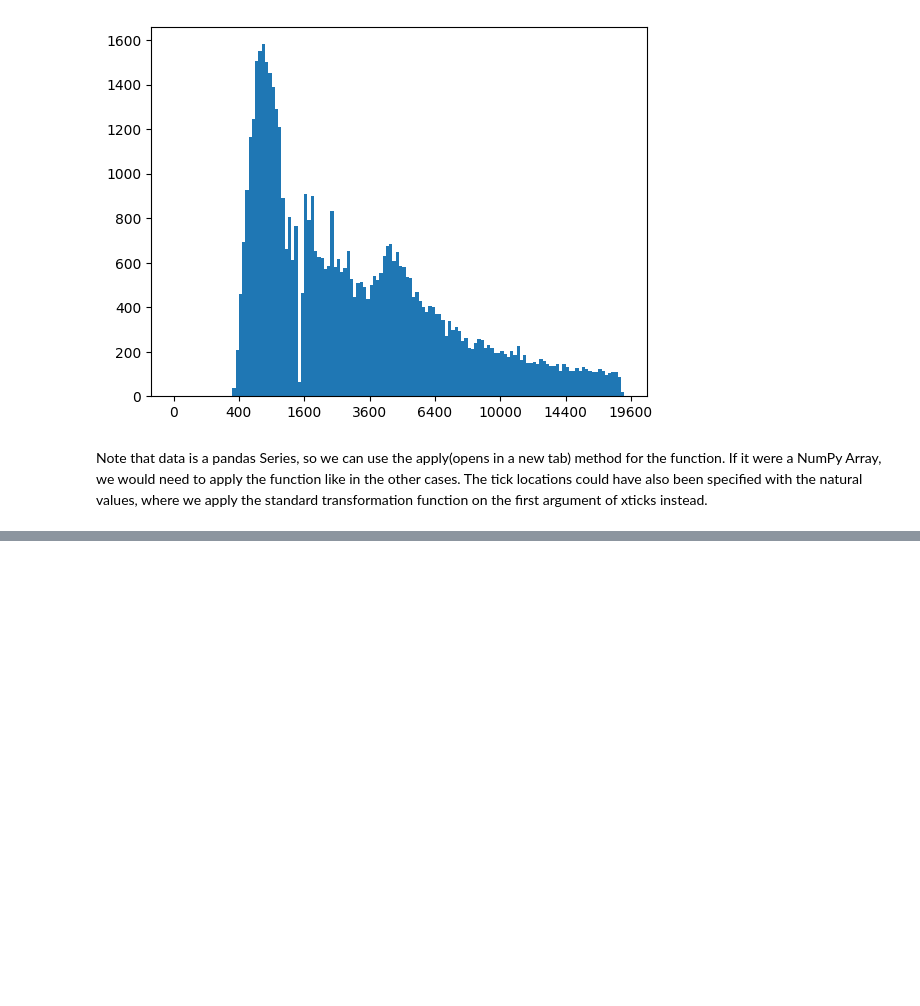
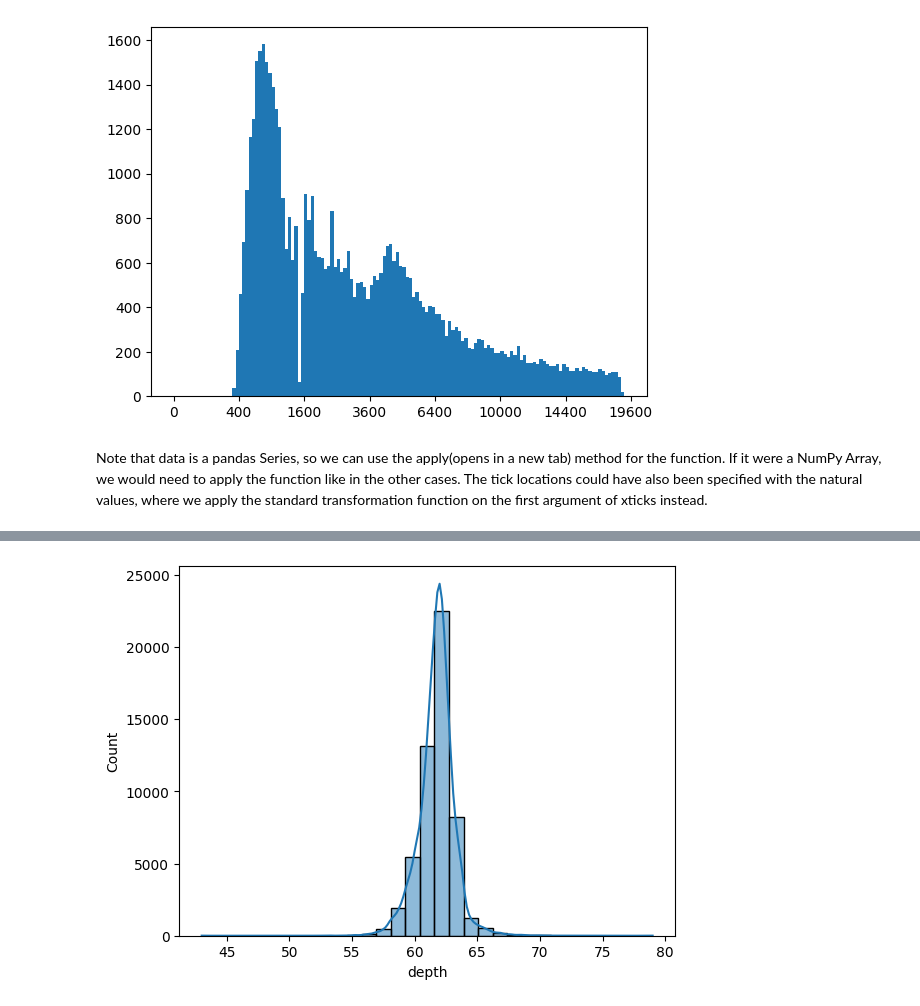
Before and after one commit to sondosaabed/Data-Visualization-with-Matplotlib-and-Seaborn, a Jupyter notebook: L3-Univariate-Exploration-in-Data-Analysis/L3-Univariate-Exploration-of-Data.ipynb, the cells around one changed output, grey strips where cells are left out. Drawn from its saved outputs; the diff is of its cells as text; code cells hidden in the pictures; blank space fills up the shorter version.

```diff
--- a/L3-Univariate-Exploration-in-Data-Analysis/L3-Univariate-Exploration-of-Data.ipynb
+++ b/L3-Univariate-Exploration-in-Data-Analysis/L3-Univariate-Exploration-of-Data.ipynb
@@ -560,0 +572,4 @@ Note that data is a pandas Series, so we can use the apply(opens in a new tab) m
+# %%
+sns.histplot(df['depth'], bins=31, kde=True);
+# %% [output]
+[figure, added]
```
Also changed, not shown: parts of 9 cells of this notebook.
